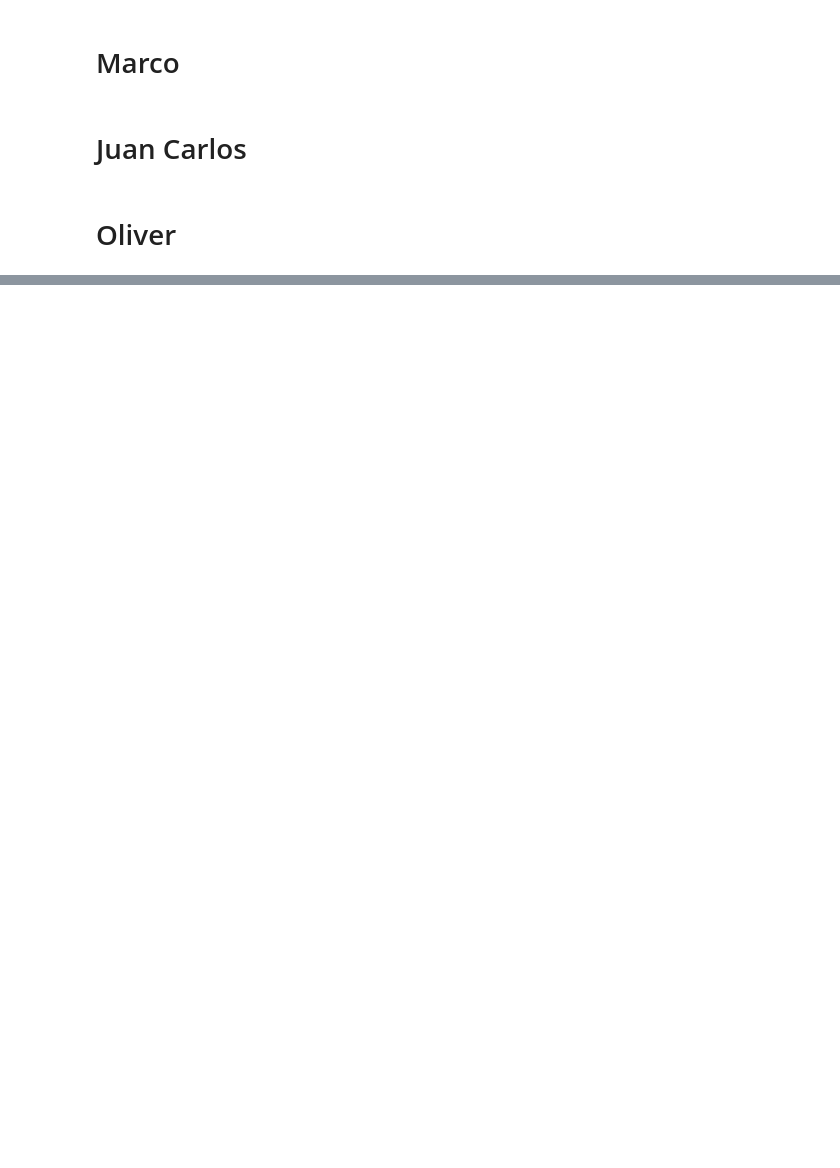
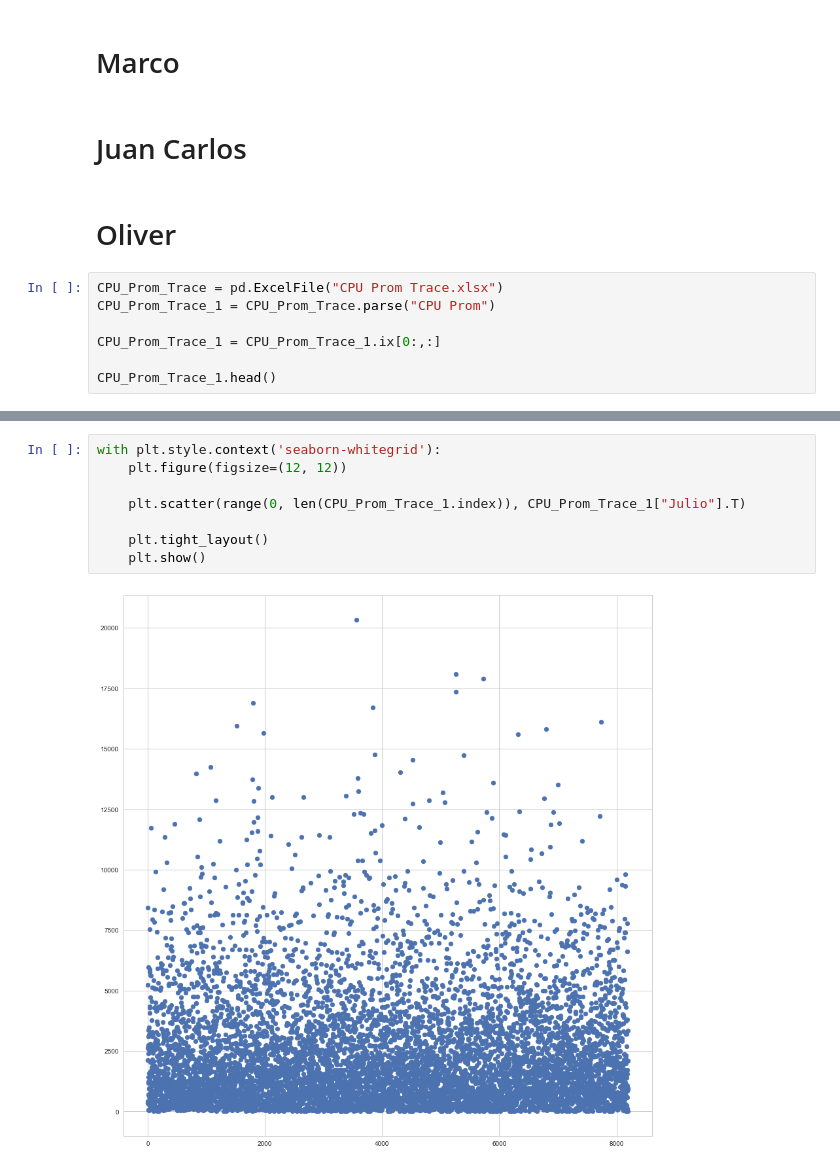
Before and after one commit to mpeyrotc/proyecto_cuantitativos, a Jupyter notebook: Proyecto.ipynb, the cells around one changed output, grey strips where cells are left out. Drawn from its saved outputs; the diff is of its cells as text; blank space fills up the shorter version.

```diff
--- a/Proyecto.ipynb
+++ b/Proyecto.ipynb
@@ -353,3 +368,10 @@ with plt.style.context('seaborn-whitegrid'):
 # Juan Carlos
 # %% [markdown]
 # Oliver
+# %%
+CPU_Prom_Trace = pd.ExcelFile("CPU Prom Trace.xlsx")
+CPU_Prom_Trace_1 = CPU_Prom_Trace.parse("CPU Prom")
+
+CPU_Prom_Trace_1 = CPU_Prom_Trace_1.ix[0:,:]
+
+CPU_Prom_Trace_1.head()
@@ -355,0 +385,10 @@ with plt.style.context('seaborn-whitegrid'):
+# %%
+with plt.style.context('seaborn-whitegrid'):
+    plt.figure(figsize=(12, 12))
+
+    plt.scatter(range(0, len(CPU_Prom_Trace_1.index)), CPU_Prom_Trace_1["Julio"].T)
+
+    plt.tight_layout()
+    plt.show()
+# %% [output]
+[figure, added]
```
Also changed, not shown: parts of 8 cells of this notebook.
